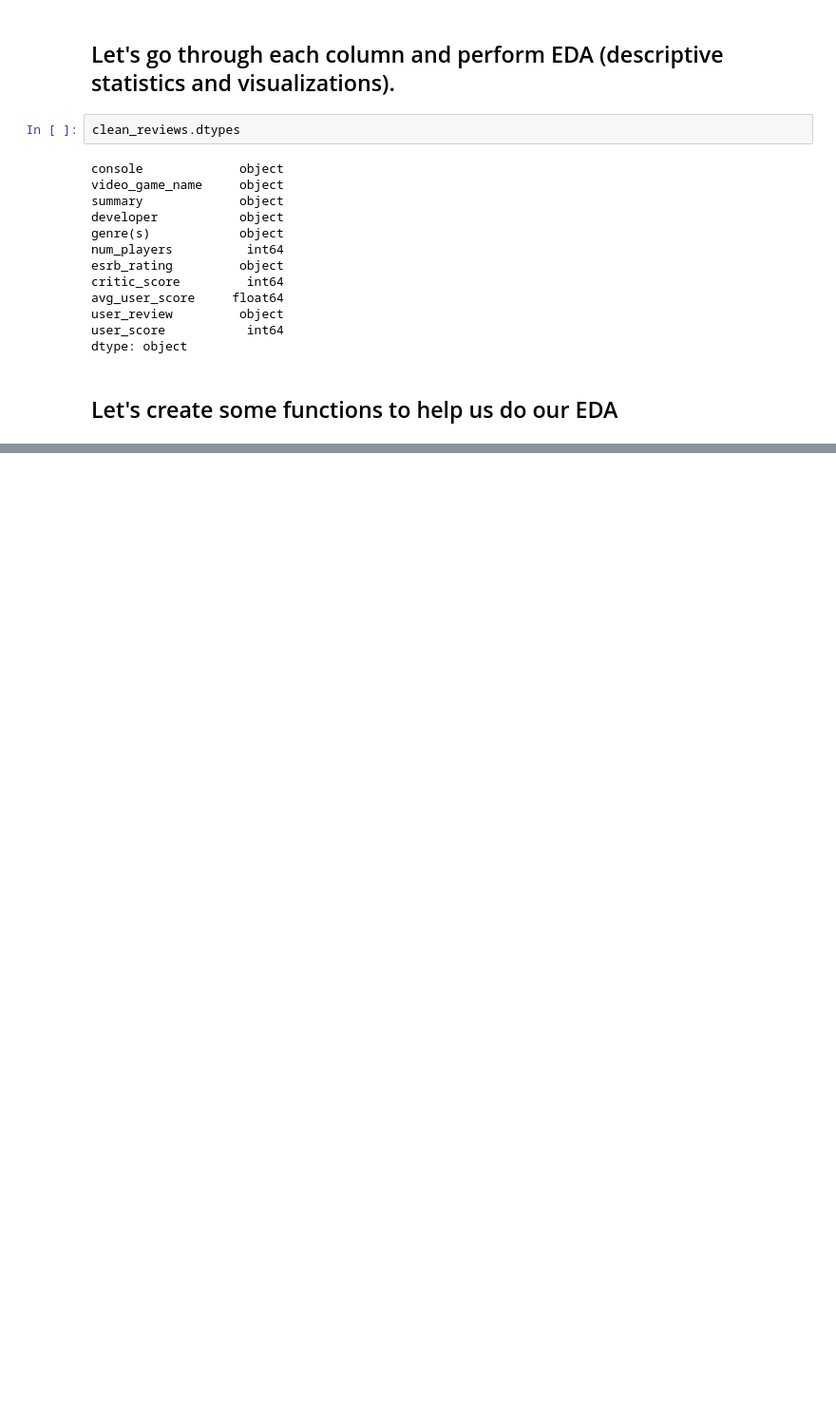
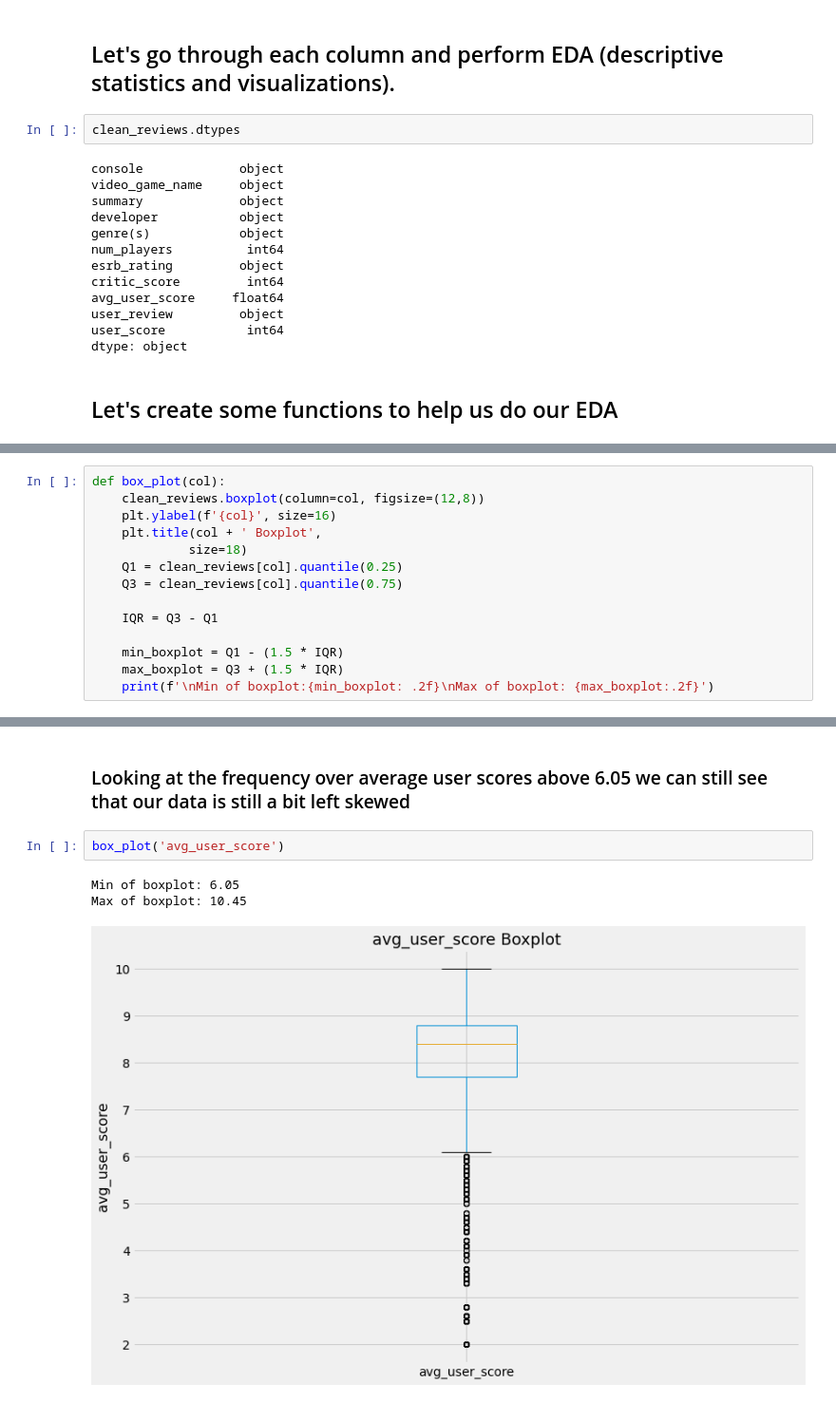
Before and after one commit to Ftrejo23/Capstone_Project_WIP, a Jupyter notebook: code/03_EDA_&_Preliminary_Analysis.ipynb, the cells around one changed output, grey strips where cells are left out. Shown: that part at 95% size. Cells and saved outputs as stored; diff of their text form; blank space fills up the shorter version.

```diff
--- a/code/03_EDA_&_Preliminary_Analysis.ipynb
+++ b/code/03_EDA_&_Preliminary_Analysis.ipynb
@@ -55,0 +82,14 @@ Name: console, dtype: object
+# %%
+def box_plot(col):
+    clean_reviews.boxplot(column=col, figsize=(12,8))
+    plt.ylabel(f'{col}', size=16)
+    plt.title(col + ' Boxplot',
+             size=18)
+    Q1 = clean_reviews[col].quantile(0.25)
+    Q3 = clean_reviews[col].quantile(0.75)
+
+    IQR = Q3 - Q1
+
+    min_boxplot = Q1 - (1.5 * IQR)
+    max_boxplot = Q3 + (1.5 * IQR)
+    print(f'\nMin of boxplot:{min_boxplot: .2f}\nMax of boxplot: {max_boxplot:.2f}')
@@ -55,0 +139,8 @@ Name: console, dtype: object
+# %% [markdown]
+### Looking at the frequency over average user scores above 6.05 we can still see that our data is still a bit left skewed
+# %%
+box_plot('avg_user_score')
+# %% [output]
+Min of boxplot: 6.05
+Max of boxplot: 10.45
+[figure, added]
```
Also changed, not shown: parts of 46 cells of this notebook, 1 other file.
